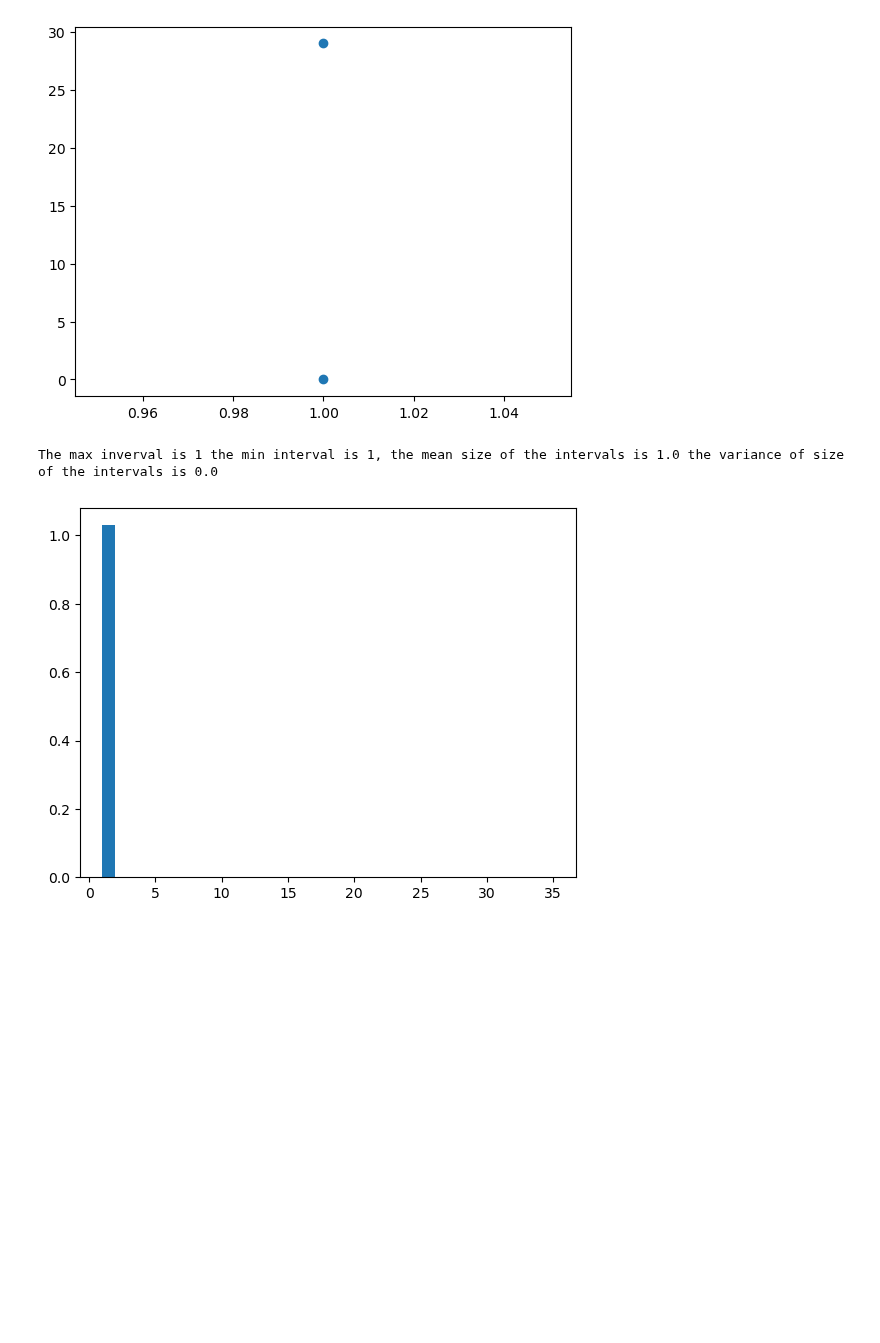
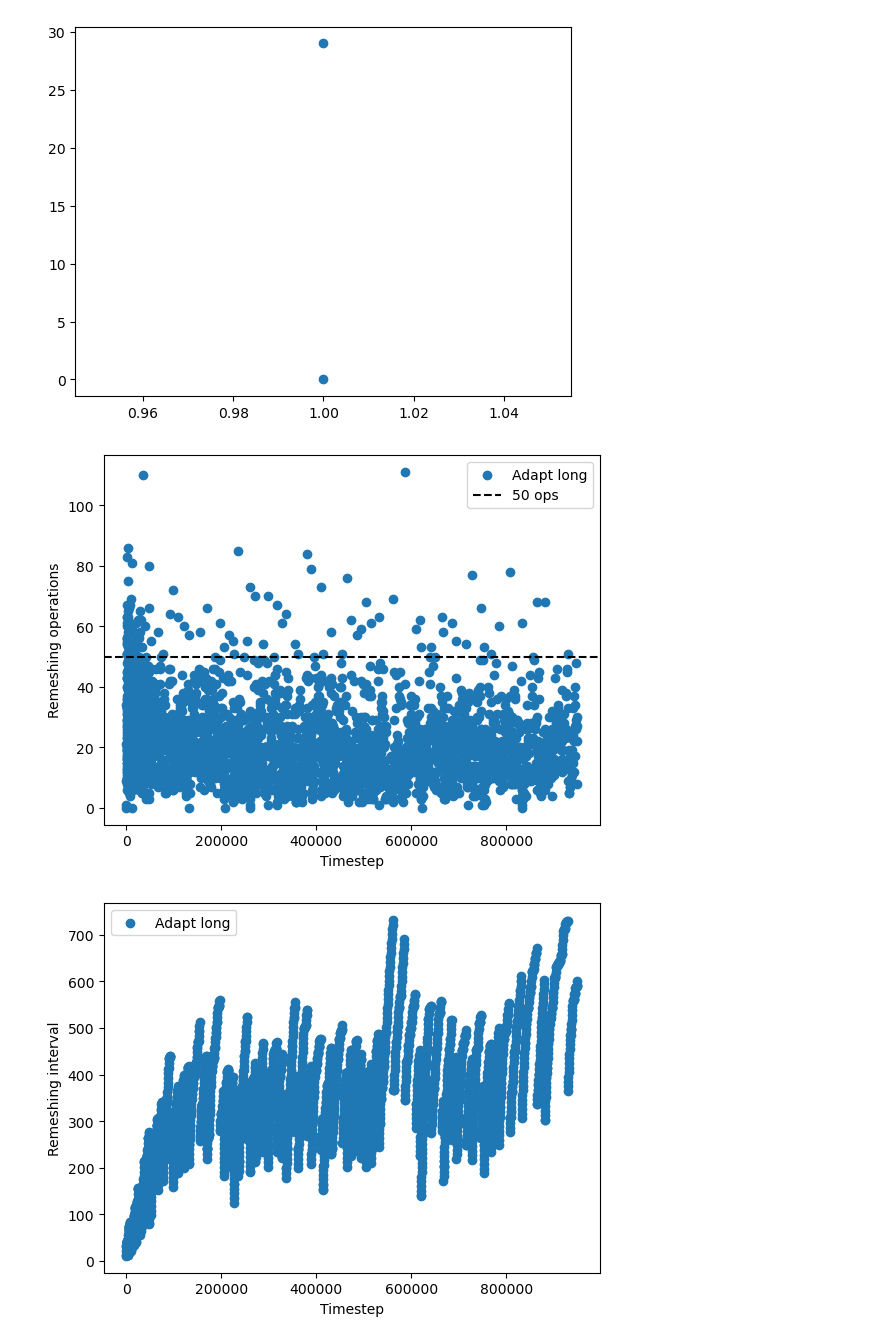
Before and after one commit to Mau-bep/MiraculousMembranes, a Jupyter notebook: projects/geometric-flow/Scripts/Remeshing_analysis.ipynb, the cells around one changed output. Cells and saved outputs as stored; diff of their text form; code cells hidden in the pictures; blank space fills up the shorter version.

```diff
--- a/projects/geometric-flow/Scripts/Remeshing_analysis.ipynb
+++ b/projects/geometric-flow/Scripts/Remeshing_analysis.ipynb
@@ -136,12 +144,23 @@ plt.scatter(Zero_length_intervals,N_oper_after)
 1
 <matplotlib.collections.PathCollection at 0x...>
 [figure]
-# %%
-plt.hist(Zero_length_intervals,bins = 35,range=(1,35),density=True)
-# plt.xlim(5,36)
-# plt.ylim(0,20)
-# plt.xlim(1,2)
-print("The max inverval is {} the min interval is {}, the mean size of the intervals is {} the variance of size of the intervals is {}".format(np.max(Zero_length_intervals), np.min(Zero_length_intervals),np.mean(Zero_length_intervals), np.std(Zero_length_intervals)))
-# %% [output]
-The max inverval is 1 the min interval is 1, the mean size of the intervals is 1.0 the variance of size of the intervals is 0.0
-[figure, removed]
+# %%
+Results_dir = os.getcwd()+"/../Results/Two_beads_without_spring_outside_outside/Bending_20.0000_Volume_constraint_100000.0000_33.3189_Bead_radius_0.2000_Frenkel_Normal_nopush_str_500.0000_Bead_radius_0.2000_Frenkel_Normal_nopush_str_500.0000_Bonds_Harmonic_0.0000_Harmonic_0.0000_Switch_No_remesh_Nsim_1/"
+# %%
+Remesher_info  = np.loadtxt(Results_dir + "Remeshing_count.txt",skiprows=1)
+# %%
+plt.scatter(Remesher_info[:,0],Remesher_info[:,1],label='Adapt long')
+plt.xlabel("Timestep")
+plt.ylabel("Remeshing operations")
+plt.axhline(50,color='black', ls='dashed',label='50 ops')
+plt.legend()
+plt.show()
+plt.scatter(Remesher_info[:,0],Remesher_info[:,2],label='Adapt long')
+plt.ylabel("Remeshing interval")
+plt.xlabel("Timestep")
+plt.legend()
+plt.show()
+# plt.xlim(0,10000)
+# %% [output]
+[figure, added]
+[figure, added]
```
Also changed, not shown: parts of 5 cells of this notebook, 5 other files.
